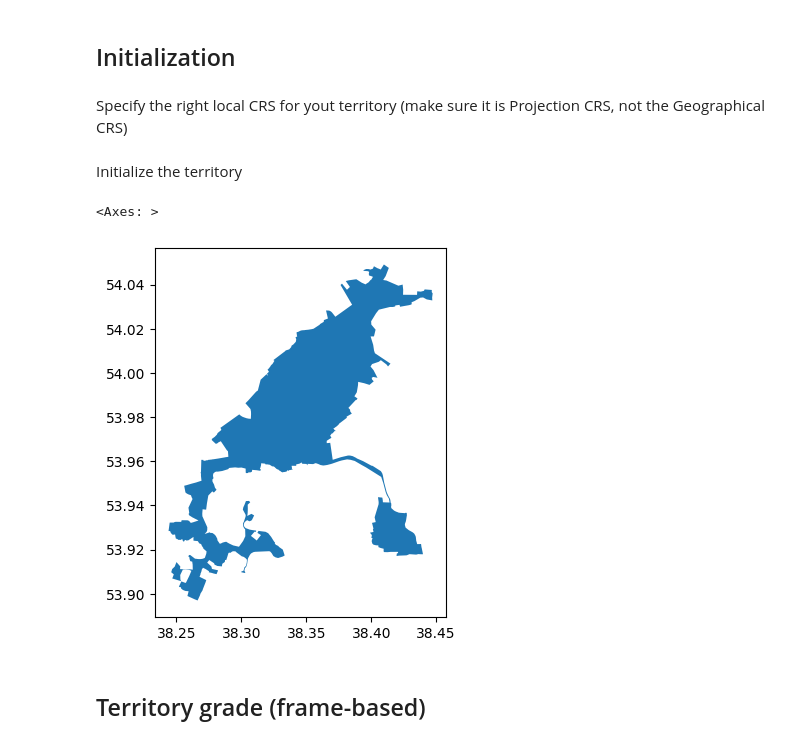
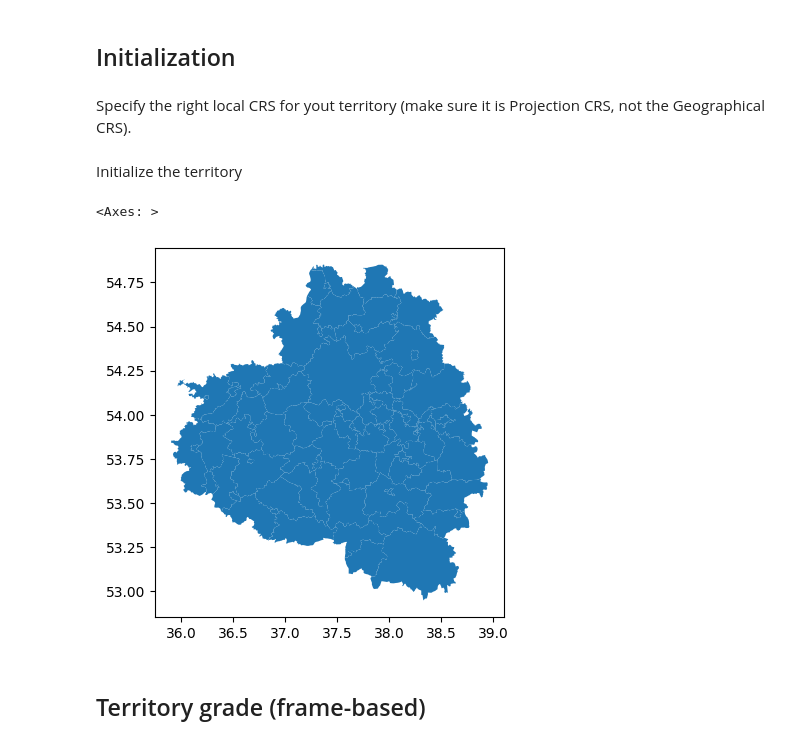
Before and after one commit to blackcoster/transport_frames, a Jupyter notebook: examples/3_criteria.ipynb, the cells around one changed output. Saved outputs shown, nothing was run; the diff lists cells and outputs as text; code cells hidden in the pictures.

```diff
--- a/examples/3_criteria.ipynb
+++ b/examples/3_criteria.ipynb
@@ -9,5 +11,5 @@ import pandas as pd
 # %% [markdown]
 ## Initialization
 # %% [markdown]
-Specify the right local CRS for yout territory (make sure it is Projection CRS, not the Geographical CRS)
+Specify the right local CRS for yout territory (make sure it is Projection CRS, not the Geographical CRS).
 # %%
@@ -15,11 +17,11 @@ local_crs = 32637
 # %% [markdown]
 Initialize the territory
 # %%
-terr = gpd.read_file('territory.geojson')
-terr.plot()
+municipalities_polygons = gpd.read_file("data/tula_region_municipalities.geojson")
+municipalities_polygons.plot()
 # %% [output]
 <Axes: >
-[figure, old version]
+[figure, new version]
 # %% [markdown]
 ## Territory grade (frame-based)
 # %% [markdown]
```
Also changed, not shown: parts of 22 cells of this notebook, 12 other files.
